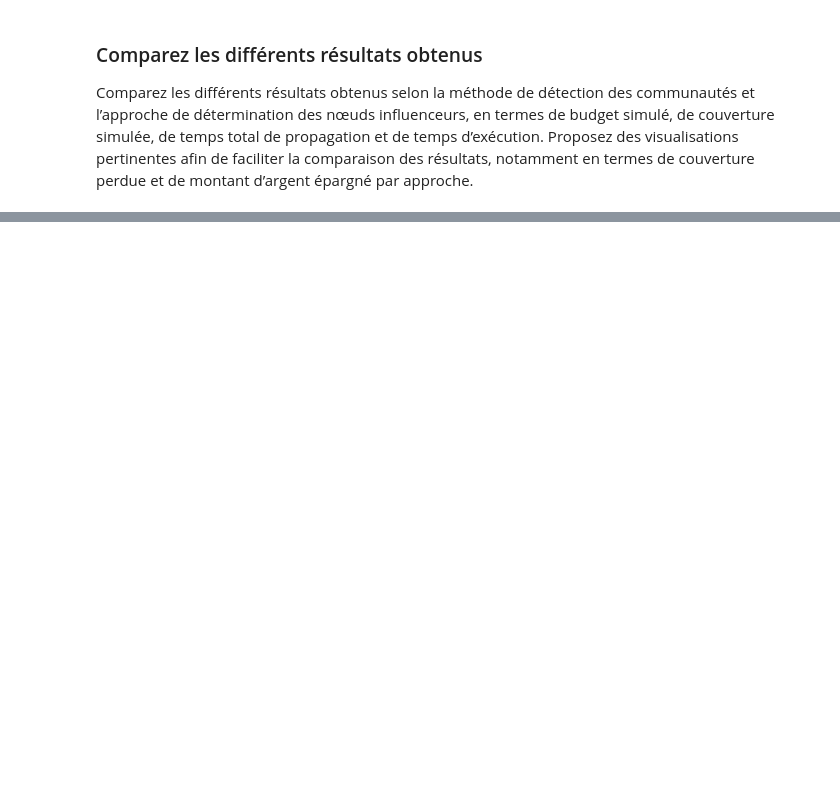
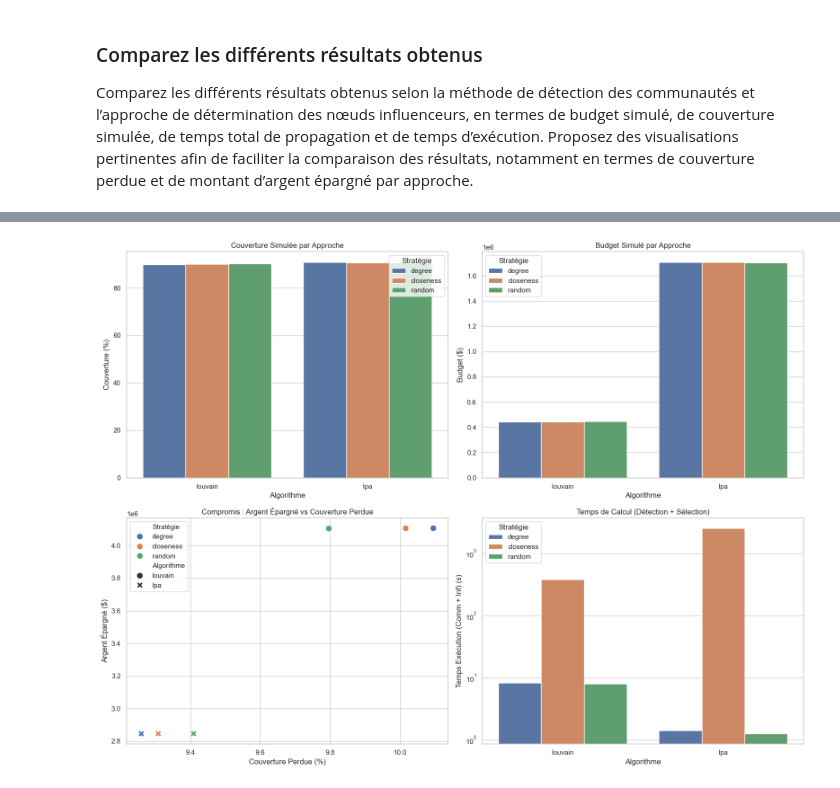
Before and after one commit to anewo-o/search-engines, a Jupyter notebook: budget.ipynb, the cells around one changed output, grey strips where cells are left out. Drawn from its saved outputs; the diff is of its cells as text; code cells hidden in the pictures; blank space fills up the shorter version.

```diff
--- a/budget.ipynb
+++ b/budget.ipynb
@@ -130,3 +137,93 @@ print(f"budget simulé = {sim_budget:,.2f} CAD, couverture simulée = {sim_cover
 
 Comparez les différents résultats obtenus selon la méthode de détection des communautés et l’approche de détermination des nœuds influenceurs,
       en termes de budget simulé, de couverture simulée, de temps total de propagation et de temps d’exécution. Proposez des visualisations pertinentes afin de faciliter la comparaison des résultats, notamment en termes de couverture perdue et de montant d’argent épargné par approche.
+# %%
+# paramètres
+eta = 2
+C_0 = 200
+C_1 = 20
+C_2 = 1000
+
+algos_comm = ["louvain", "lpa"]
+
+strategies_inf = ["degree", "closeness", "random"]
+#strategies_inf = ["betweenness"]
+
+results = []
+
+# Boucle sur les algorithmes de détection
+for algo in algos_comm:
+    print(f"--- Traitement de l'algorithme : {algo} ---")
+
+    # Mesure du temps de détection des communautés
+    start_time = time.time()
+    communities = get_communities(G, algo=algo)
+    exec_time_comm = time.time() - start_time
+
+    nb_comm = len(communities)
+
+    # Boucle sur les stratégies
+    for strategy in strategies_inf:
+        print(f"   > Stratégie : {strategy}")
+
+        # Mesure du temps de sélection des influenceurs
+        start_time = time.time()
+        com_and_profiles = get_community_and_profiles(G, communities, influence=strategy)
+        exec_time_inf = time.time() - start_time
+
+        # Simulation du budget et de la couverture
+        sim_budget, sim_coverage, sim_temps_prop = get_budget_and_coverage(com_and_profiles, eta, C_1, C_2)
+
+        # Budget idéal et couverture idéale
+        ideal_budget_val, ideal_coverage_val = ideal_budget_and_coverage(N, C_0)
+
+        couverture_perdue = ideal_coverage_val - sim_coverage # ex: 1.0 - 0.45 = 0.55
+        argent_epargne = ideal_budget_val - sim_budget
+
+        # résultats
+        results.append({
+            "Algorithme": algo,
+            "Stratégie": strategy,
+            "Nb Communautés": nb_comm,
+            "Budget Simulé ($)": sim_budget,
+            "Couverture Simulée (%)": sim_coverage * 100, # en pourcentage
+            "Temps Propagation (s)": sim_temps_prop,
+            "Temps Exécution (Comm + Inf) (s)": exec_time_comm + exec_time_inf,
+            "Couverture Perdue (%)": couverture_perdue * 100,
+            "Argent Épargné ($)": argent_epargne
+        })
+
+df_results = pd.DataFrame(results)
+
+# tableau de résultats
+print("\n--- Tableau Récapitulatif ---")
+display(df_results)
+
+# Graphiques
+
+# Configuration du style
+sns.set(style="whitegrid")
+fig, axes = plt.subplots(2, 2, figsize=(16, 12))
+
+# Couverture Simulée
+sns.barplot(x="Algorithme", y="Couverture Simulée (%)", hue="Stratégie", data=df_results, ax=axes[0, 0])
+axes[0, 0].set_title("Couverture Simulée par Approche")
+axes[0, 0].set_ylabel("Couverture (%)")
+
+# Budget Simulé
+sns.barplot(x="Algorithme", y="Budget Simulé ($)", hue="Stratégie", data=df_results, ax=axes[0, 1])
+axes[0, 1].set_title("Budget Simulé par Approche")
+axes[0, 1].set_ylabel("Budget ($)")
+
+# Argent Épargné vs Couverture Perdue
+sns.scatterplot(x="Couverture Perdue (%)", y="Argent Épargné ($)", hue="Stratégie", style="Algorithme", s=100, data=df_results, ax=axes[1, 0])
+axes[1, 0].set_title("Compromis : Argent Épargné vs Couverture Perdue")
+
+# Temps d'exécution total (Calcul + Propagation)
+sns.barplot(x="Algorithme", y="Temps Exécution (Comm + Inf) (s)", hue="Stratégie", data=df_results, ax=axes[1, 1])
+axes[1, 1].set_title("Temps de Calcul (Détection + Sélection)")
+axes[1, 1].set_yscale("log")
+
+plt.tight_layout()
+plt.show()
+# %% [output]
@@ -132,0 +248 @@ Comparez les différents résultats obtenus selon la méthode de détection des
+[figure, added]
```
Also changed, not shown: parts of 5 cells of this notebook.
